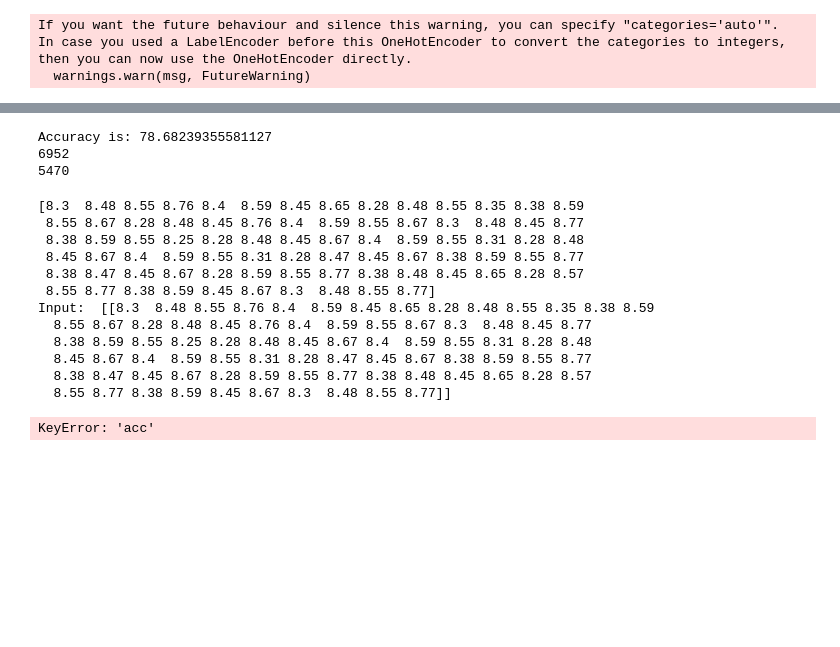
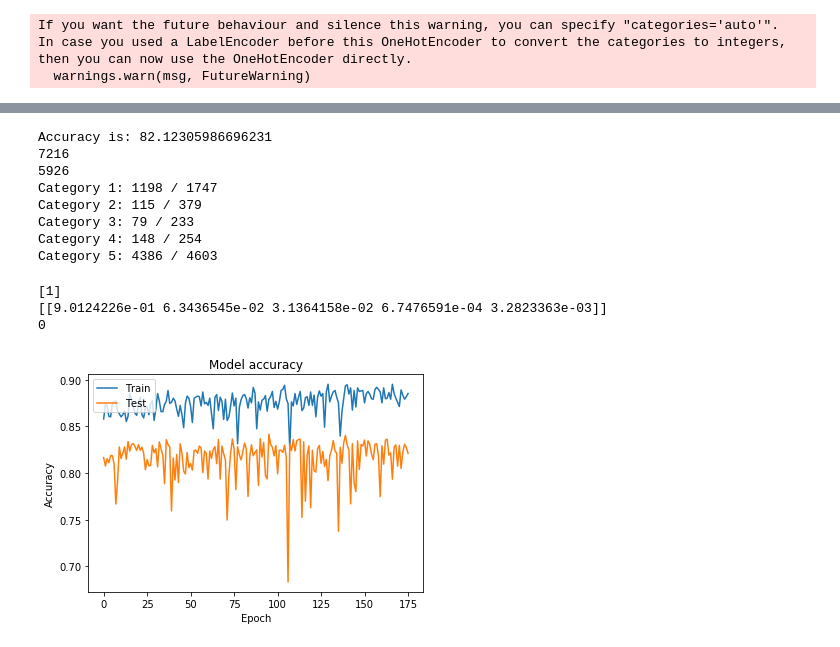
Before and after one commit to HeyMarkSquires/SplashIO, a Jupyter notebook: NeuralNet.ipynb, the cells around one changed output, grey strips where cells are left out. Cells and saved outputs as stored; diff of their text form; code cells hidden in the pictures; blank space fills up the shorter version.

```diff
--- a/NeuralNet.ipynb
+++ b/NeuralNet.ipynb
@@ -17,6 +17,6 @@ Using TensorFlow backend.
 # %%
 #Loading the dataset
-filename="dataAdjust.csv"
+filename="data.csv"
 dataset=pd.read_csv(filename)
 #splitting the dataset into input features (x) and features we wish to predict(y)
 inX=dataset.iloc[:,1:81].values
@@ -46,7 +46,8 @@ model.add(Dense(16, activation="relu"))
 model.add(Dense(5, activation="softmax"))
 # %%
 model.compile(loss='categorical_crossentropy', optimizer='adam', metrics=['accuracy'])
-history = model.fit(X_train, y_train, verbose=2, validation_data = (X_test,y_test), epochs=200, batch_size=60)
+es = EarlyStopping(monitor='val_accuracy', mode='max', verbose=1, patience=80)
+history = model.fit(X_train, y_train, verbose=1, validation_data = (X_test,y_test), epochs=200, batch_size=25, callbacks=[es])
 
 filename = 'finalized_model.sav'
 pickle.dump(model, open(filename, 'wb'))
@@ -81,15 +82,58 @@ from sklearn.metrics import accuracy_score
 a = accuracy_score(pred,test)
 print('Accuracy is:', a*100)
 print(len(test))
+total1=0
+total2=0
+total3=0
+total4=0
+total5=0
+correct1=0
+correct2=0
+correct3=0
+correct4=0
+correct5=0
 count=0
 for i in range(len(test)):
+    tested=test[i]
+    if tested==0:
+        total1+=1
+    elif tested==1:
+        total2+=1
+    elif tested==2:
+        total3+=1
+    elif tested==3:
+        total4+=1
+    elif tested==4:
+        total5+=1
+
     if (test[i]==pred[i]):
         count+=1
+        if tested==0:
+            correct1+=1
+        elif tested==1:
+            correct2+=1
+        elif tested==2:
+            correct3+=1
+        elif tested==3:
+            correct4+=1
+        elif tested==4:
+            correct5+=1
+
 print(count)
+print("Category 1:",correct1, "/", total1)
+print("Category 2:",correct2, "/", total2)
+print("Category 3:",correct3, "/", total3)
+print("Category 4:",correct4, "/", total4)
+print("Category 5:",correct5, "/", total5)
 # %% [output]
-Accuracy is: 78.68239355581127
-6952
-5470
+Accuracy is: 82.12305986696231
+7216
+5926
+Category 1: 1198 / 1747
+Category 2: 115 / 379
+Category 3: 79 / 233
+Category 4: 148 / 254
+Category 5: 4386 / 4603
 # %%
 c=np.array([inX[2838]])
 print(outY[2838])
@@ -97,26 +141,17 @@ V = model.predict(c)
 print(V)
 print(np.argmax(V))
 # %% [output]
-[8.3  8.48 8.55 8.76 8.4  8.59 8.45 8.65 8.28 8.48 8.55 8.35 8.38 8.59
- 8.55 8.67 8.28 8.48 8.45 8.76 8.4  8.59 8.55 8.67 8.3  8.48 8.45 8.77
- 8.38 8.59 8.55 8.25 8.28 8.48 8.45 8.67 8.4  8.59 8.55 8.31 8.28 8.48
- 8.45 8.67 8.4  8.59 8.55 8.31 8.28 8.47 8.45 8.67 8.38 8.59 8.55 8.77
- 8.38 8.47 8.45 8.67 8.28 8.59 8.55 8.77 8.38 8.48 8.45 8.65 8.28 8.57
- 8.55 8.77 8.38 8.59 8.45 8.67 8.3  8.48 8.55 8.77]
-Input:  [[8.3  8.48 8.55 8.76 8.4  8.59 8.45 8.65 8.28 8.48 8.55 8.35 8.38 8.59
-  8.55 8.67 8.28 8.48 8.45 8.76 8.4  8.59 8.55 8.67 8.3  8.48 8.45 8.77
-  8.38 8.59 8.55 8.25 8.28 8.48 8.45 8.67 8.4  8.59 8.55 8.31 8.28 8.48
-  8.45 8.67 8.4  8.59 8.55 8.31 8.28 8.47 8.45 8.67 8.38 8.59 8.55 8.77
-  8.38 8.47 8.45 8.67 8.28 8.59 8.55 8.77 8.38 8.48 8.45 8.65 8.28 8.57
-  8.55 8.77 8.38 8.59 8.45 8.67 8.3  8.48 8.55 8.77]]
+[1]
+[[9.0124226e-01 6.3436545e-02 3.1364158e-02 6.7476591e-04 3.2823363e-03]]
+0
 # %%
 import matplotlib.pyplot as plt
-plt.plot(history.history['acc'])
-plt.plot(history.history['val_acc'])
+plt.plot(history.history['accuracy'])
+plt.plot(history.history['val_accuracy'])
 plt.title('Model accuracy')
 plt.ylabel('Accuracy')
 plt.xlabel('Epoch')
 plt.legend(['Train', 'Test'], loc='upper left')
 plt.show()
 # %% [output]
-KeyError: 'acc'
+[figure, added]
```
Also changed, not shown: parts of 2 cells of this notebook, 10 other files.
